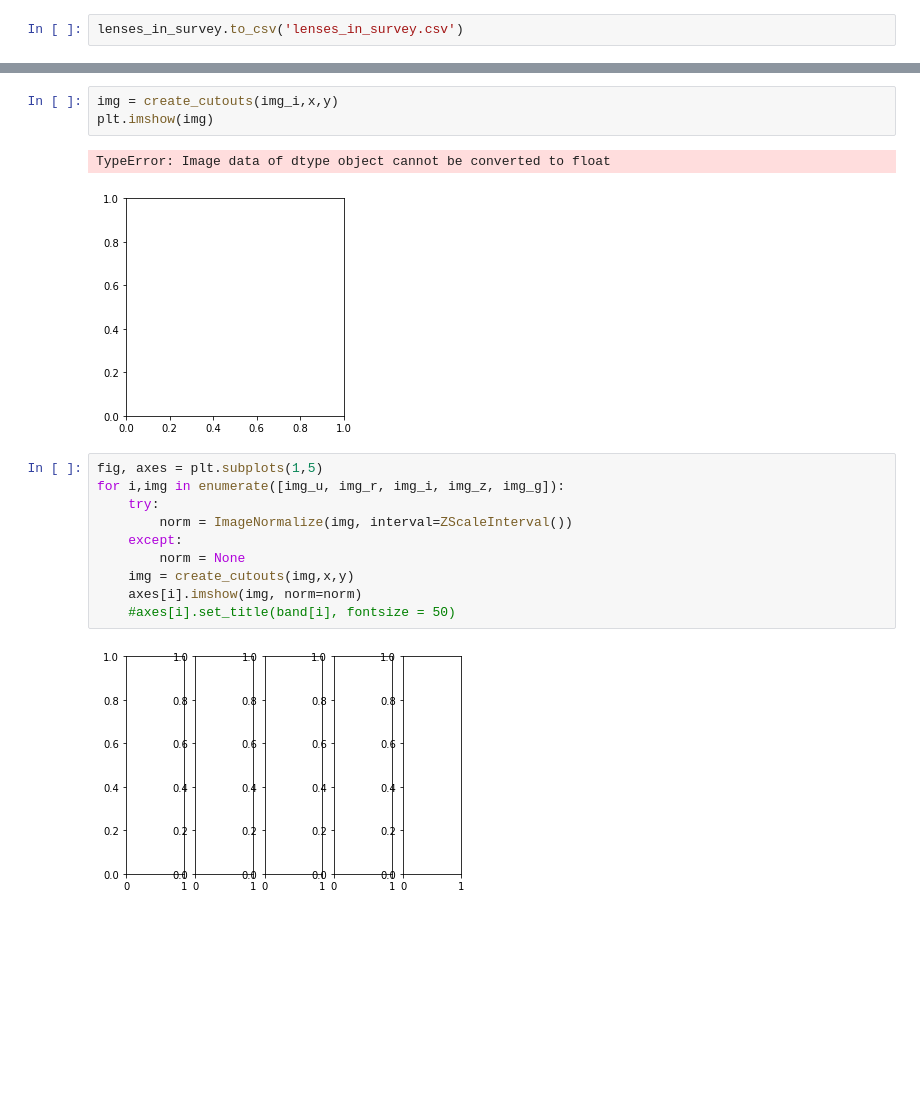
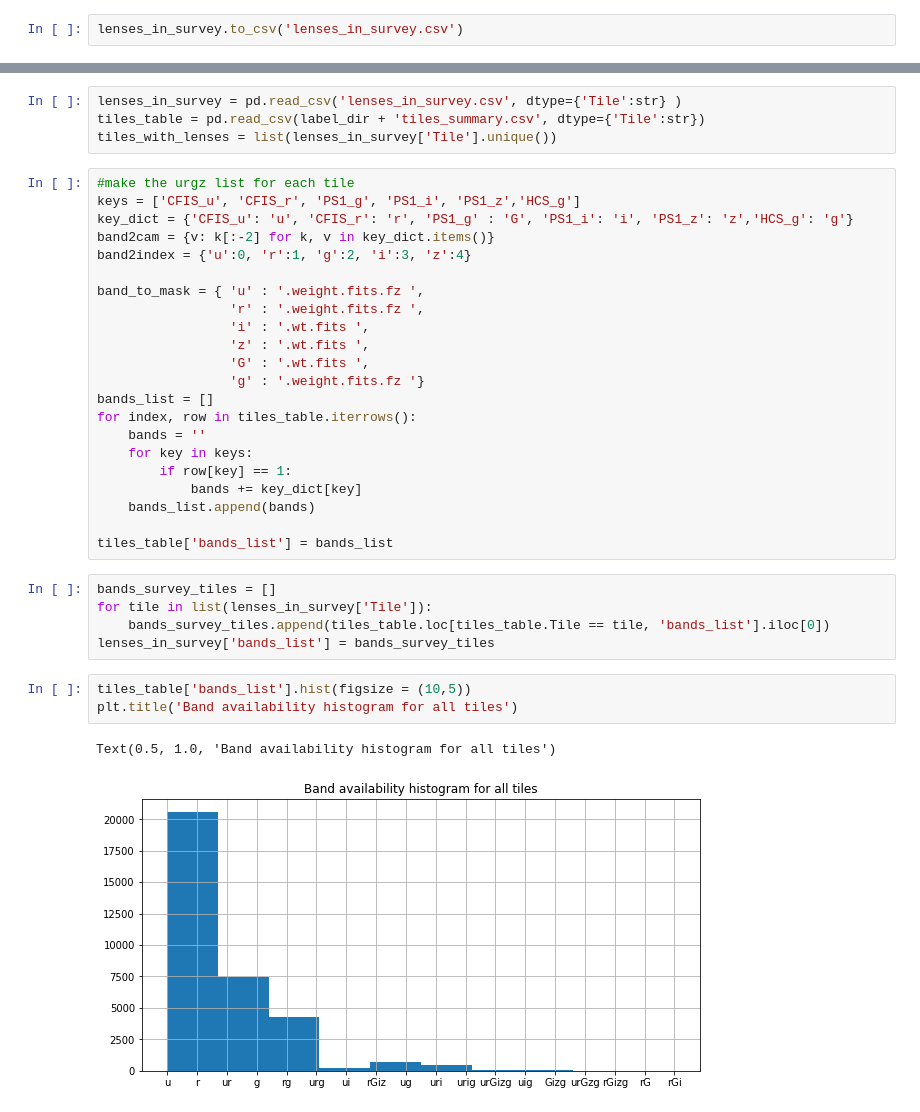
Before and after one commit to AnaHoban/GravitationalLensing2, a Jupyter notebook: Code/Batch Loading/Currently used/cutouts/Cutout_production.ipynb, the cells around one changed output, grey strips where cells are left out. Cells and saved outputs as stored; diff of their text form; blank space fills up the shorter version.

```diff
--- a/Code/Batch Loading/Currently used/cutouts/Cutout_production.ipynb
+++ b/Code/Batch Loading/Currently used/cutouts/Cutout_production.ipynb
@@ -631,18 +486,37 @@ img
-# %%
-img = create_cutouts(img_i,x,y)
-plt.imshow(img)
-# %% [output]
-TypeError: Image data of dtype object cannot be converted to float
-[figure, removed]
-# %%
-fig, axes = plt.subplots(1,5)
-for i,img in enumerate([img_u, img_r, img_i, img_z, img_g]):
-    try:
-        norm = ImageNormalize(img, interval=ZScaleInterval())
-    except:
-        norm = None
-    img = create_cutouts(img,x,y)
-    axes[i].imshow(img, norm=norm)
-    #axes[i].set_title(band[i], fontsize = 50)
-# %% [output]
-[figure, removed]
+# %%
+lenses_in_survey = pd.read_csv('lenses_in_survey.csv', dtype={'Tile':str} )
+tiles_table = pd.read_csv(label_dir + 'tiles_summary.csv', dtype={'Tile':str})
+tiles_with_lenses = list(lenses_in_survey['Tile'].unique())
+# %%
+#make the urgz list for each tile
+keys = ['CFIS_u', 'CFIS_r', 'PS1_g', 'PS1_i', 'PS1_z','HCS_g']
+key_dict = {'CFIS_u': 'u', 'CFIS_r': 'r', 'PS1_g' : 'G', 'PS1_i': 'i', 'PS1_z': 'z','HCS_g': 'g'}
+band2cam = {v: k[:-2] for k, v in key_dict.items()}
+band2index = {'u':0, 'r':1, 'g':2, 'i':3, 'z':4}
+
+band_to_mask = { 'u' : '.weight.fits.fz ',
+                 'r' : '.weight.fits.fz ',
+                 'i' : '.wt.fits ',
+                 'z' : '.wt.fits ',
+                 'G' : '.wt.fits ',
+                 'g' : '.weight.fits.fz '}
+bands_list = []
+for index, row in tiles_table.iterrows():
+    bands = ''
+    for key in keys:
+        if row[key] == 1:
+            bands += key_dict[key]
+    bands_list.append(bands)
+
+tiles_table['bands_list'] = bands_list
+# %%
+bands_survey_tiles = []
+for tile in list(lenses_in_survey['Tile']):
+    bands_survey_tiles.append(tiles_table.loc[tiles_table.Tile == tile, 'bands_list'].iloc[0])
+lenses_in_survey['bands_list'] = bands_survey_tiles
+# %%
+tiles_table['bands_list'].hist(figsize = (10,5))
+plt.title('Band availability histogram for all tiles')
+# %% [output]
+Text(0.5, 1.0, 'Band availability histogram for all tiles')
+[figure, added]
```
Also changed, not shown: parts of 30 cells of this notebook, 7 other files.
